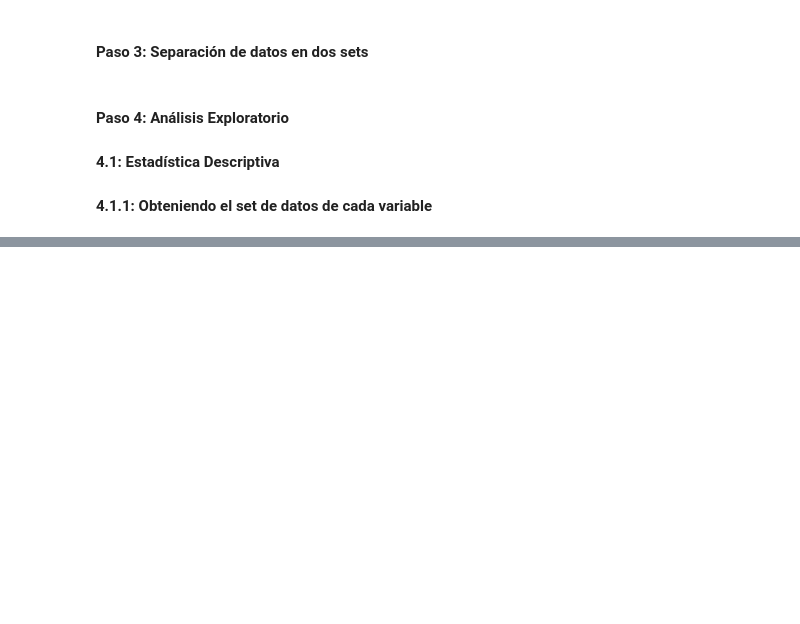
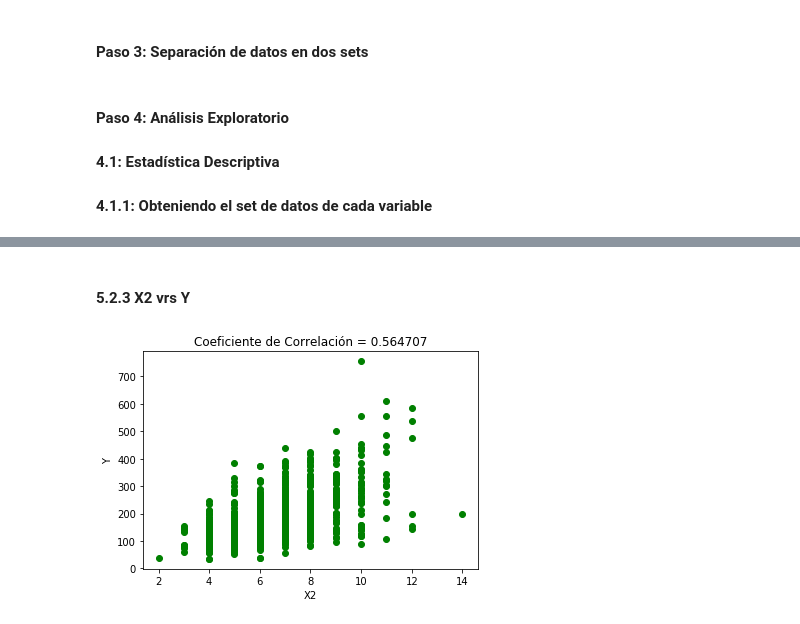
Before and after one commit to estuardozapeta/Python-Proyecto, a Jupyter notebook: Proyecto.ipynb, the cells around one changed output, grey strips where cells are left out. Drawn from its saved outputs; the diff is of its cells as text; code cells hidden in the pictures; blank space fills up the shorter version.

```diff
--- a/Proyecto.ipynb
+++ b/Proyecto.ipynb
@@ -201,0 +268,10 @@ sb.distplot(X5)
+# %% [markdown]
+#### **5.2.3** X2 vrs Y
+# %%
+plt.title("Coeficiente de Correlación = %f"%cf_corr_X2)
+plt.xlabel("X2")
+plt.ylabel("Y")
+plt.scatter(X2,Y,color="green")
+plt.show()
+# %% [output]
+[figure, added]
```
Also changed, not shown: parts of 51 cells of this notebook.
